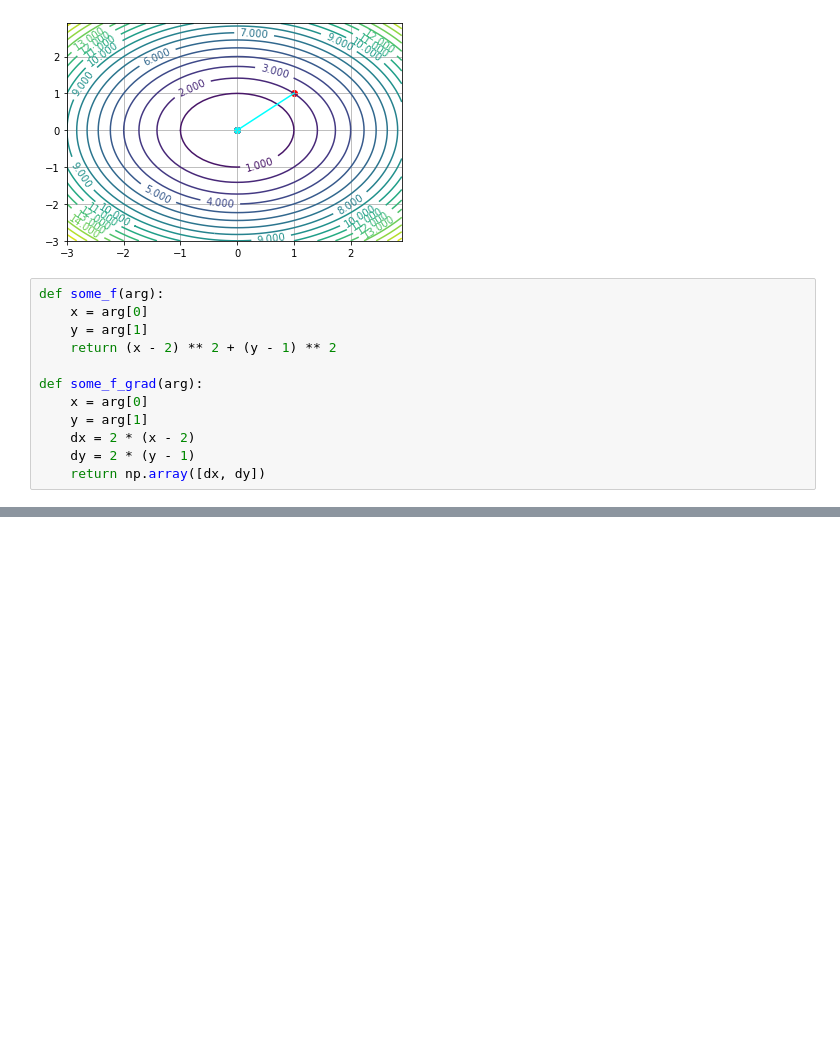
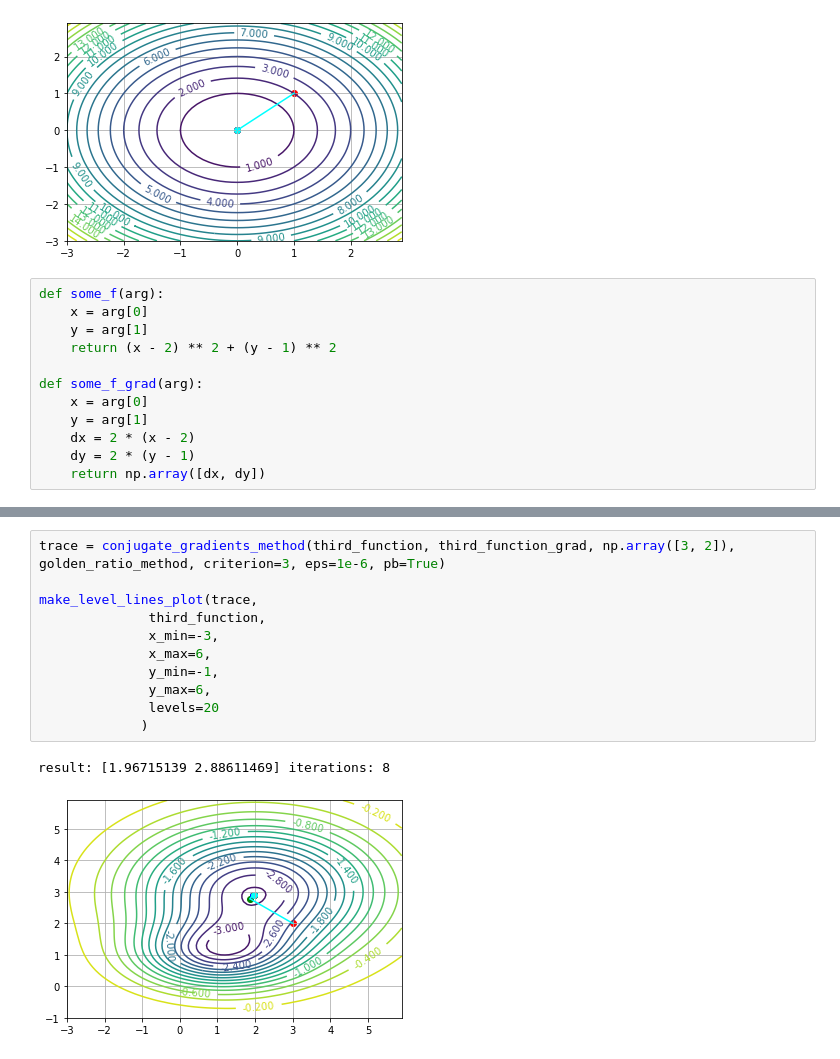
Before and after one commit to pool-party/optimization-methods, a Jupyter notebook: first-order/gradient_descent_plots.ipynb, the cells around one changed output, grey strips where cells are left out. Saved outputs shown, nothing was run; the diff lists cells and outputs as text; blank space fills up the shorter version.

```diff
--- a/first-order/gradient_descent_plots.ipynb
+++ b/first-order/gradient_descent_plots.ipynb
@@ -183,0 +219,14 @@ result: [1.9671507  2.88611501] iterations: 9
+# %%
+trace = conjugate_gradients_method(third_function, third_function_grad, np.array([3, 2]), golden_ratio_method, criterion=3, eps=1e-6, pb=True)
+
+make_level_lines_plot(trace,
+              third_function,
+              x_min=-3,
+              x_max=6,
+              y_min=-1,
+              y_max=6,
+              levels=20
+             )
+# %% [output]
+result: [1.96715139 2.88611469] iterations: 8
+[figure, added]
```
Also changed, not shown: parts of 11 cells of this notebook.
